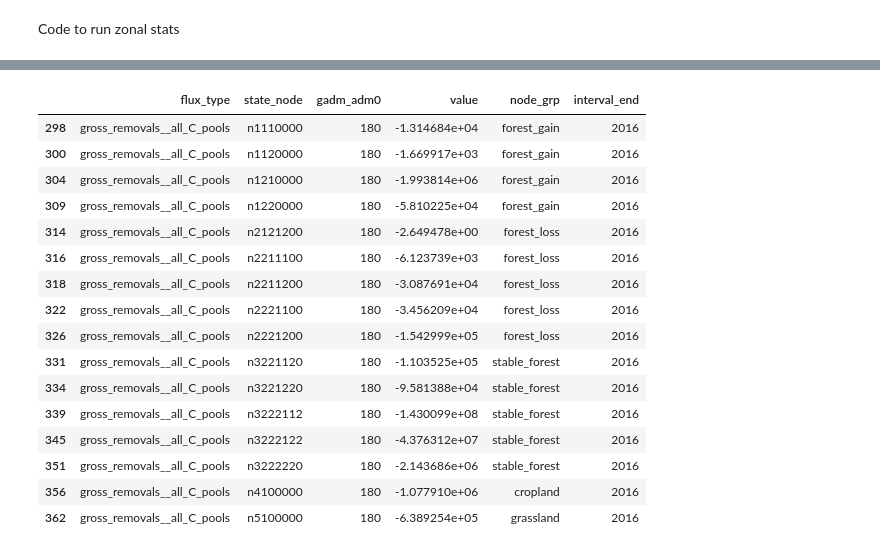
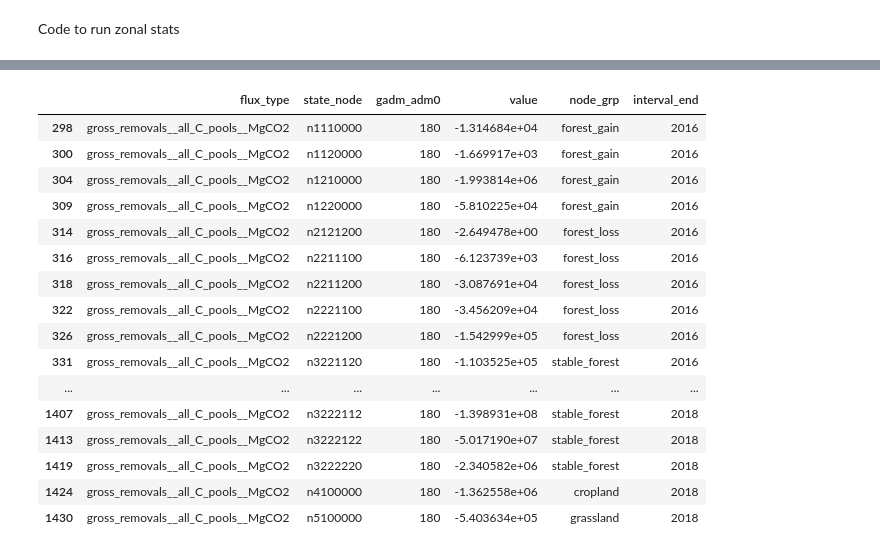
Before and after one commit to erin-glen/AFOLU_GHG_flux_model, a Jupyter notebook: src/LULUCF/scripts/zonal_statistics/LULUCF_output_zonal_stats_20250514d__datacube+year_loop+10x10+GADM.ipynb, the cells around one changed output, grey strips where cells are left out. Cells and saved outputs as stored; diff of their text form; code cells hidden in the pictures.

```diff
--- a/src/LULUCF/scripts/zonal_statistics/LULUCF_output_zonal_stats_20250514d__datacube+year_loop+10x10+GADM.ipynb
+++ b/src/LULUCF/scripts/zonal_statistics/LULUCF_output_zonal_stats_20250514d__datacube+year_loop+10x10+GADM.ipynb
@@ -155,17 +155,13 @@ def parse_metadata_from_uri(uri_series):
     # print("Parsing URI:", uri)
 
     # regex per https://chatgpt.com/g/g-vK4oPfjfp-coding-assistant/c/681a538d-55e4-800a-818b-bcf850757ba0
-    pattern = r"__(\d+_-?\d+_\d+_-?\d+)__([a-zA-Z0-9_]+(?:__?[a-zA-Z0-9_]+)*)_pixel_yr_(\d{4}_\d{4})\.tif$"
+    pattern = r"__([a-zA-Z0-9_]+(?:__?[a-zA-Z0-9_]+)*)_pixel_yr_\d{4}_\d{4}\.tif$"
     match = re.search(pattern, uri)
 
     if match:
-        chunk_id = match.group(1)
-        variable = match.group(2)
-        interval = match.group(3)
+        return match.group(1)
     else:
-        interval, chunk_id, variable = None, None, None
-
-    return interval, chunk_id, variable
+        return None
 # %%
 def make_xarray_chunks(tile_uris, chunk_size):
 
@@ -301,10 +297,10 @@ run_date = "20250511"
 chunk_size = 10000
 
 output_path = f"s3://gfw2-data/climate/AFOLU_flux_model/LULUCF/outputs/{model_version}/"
-interval_end_years = [2016]
+# interval_end_years = [2016]
 # interval_end_years = [2020]
 # interval_end_years = [2016, 2017, 2018]
-# interval_end_years = [2016, 2017, 2018, 2019, 2020, 2021, 2022, 2023]
+interval_end_years = [2016, 2017, 2018, 2019, 2020, 2021, 2022, 2023]
 
 # s3 folders for inputs
 gross_emis_CO2_folder = f"{output_path}gross_emissions__all_C_pools__CO2_only__MgCO2/standard_model/annual_intervals/INTERVAL/_pixel_yr/40000_pixels/{run_date}/"
@@ -322,7 +318,7 @@ analysis_start_time = time.time()
 
 adm0_uris = pd.Series(["s3://gfw2-data/gadm_administrative_boundaries/v4.1/v4.1.64__from_gfw-data-lake/raster/epsg-4326/10/40000/adm0/gdal-geotiff/00N_020E.tif"])
 
-print(f"   Reading adm0: {timestr()}")
+print(f"Reading adm0 (applies to all intervals): {timestr()}")
 adm0_xarray_chunks = make_xarray_chunks(adm0_uris, chunk_size)
 
 for interval_end_year in interval_end_years:
@@ -369,10 +365,10 @@ for interval_end_year in interval_end_years:
 
     # Gets input layer metadata, like the output pattern.
     # Note: chunk_id is for the first chunk being processed, not all chunks being processed.
-    # gross_emis_CO2_interval_from_inputs, gross_emis_CO2_chunk_id, gross_emis_CO2_output_pattern = parse_metadata_from_uri(gross_emis_CO2_uris)
-    # gross_emis_all_gases_interval_from_inputs, gross_emis_all_gases_chunk_id, gross_emis_all_gases_output_pattern = parse_metadata_from_uri(gross_emis_all_gases_uris)
-    # net_flux_interval_from_inputs, net_flux_chunk_id, net_flux_output_pattern = parse_metadata_from_uri(net_flux_all_pools_CO2_uris)
-    # gross_remv_all_pools_interval_from_inputs, gross_remv_all_pools_chunk_id, gross_remv_all_pools_output_pattern = parse_metadata_from_uri(gross_remv_all_pools_uris)
+    gross_emis_CO2_output_pattern = parse_metadata_from_uri(gross_emis_CO2_uris)
+    gross_emis_all_gases_output_pattern = parse_metadata_from_uri(gross_emis_all_gases_uris)
+    gross_remv_all_pools_output_pattern = parse_metadata_from_uri(gross_remv_all_pools_uris)
+    net_flux_output_pattern = parse_metadata_from_uri(net_flux_all_pools_CO2_uris)
     # print(gross_emis_CO2_output_pattern)
     # print(net_flux_output_pattern)
 
@@ -420,8 +416,6 @@ for interval_end_year in interval_end_years:
     adm0_data.name = 'gadm_adm0'
 
     print(f"   Stacking {interval}: {timestr()}")
-    # flux_cube = xr.DataArray(dask.array.stack((gross_emis_CO2_aligned.band_data, net_flux_all_pools_CO2_aligned.band_data)),
-    #                          dims=('flux_type', 'y', 'x'))
     flux_cube = xr.DataArray(dask.array.stack((gross_emis_CO2_aligned.band_data, gross_emis_all_gases_aligned.band_data,
                                                gross_remv_all_pools_aligned.band_data, net_flux_all_pools_CO2_aligned.band_data)),
                              dims=('flux_type', 'y', 'x'))
@@ -472,8 +466,8 @@ for interval_end_year in interval_end_years:
     coord_dict["value"] = values
 
     df = pd.DataFrame(coord_dict)
-    df['flux_type'] = df['flux_type'].replace({0: 'gross_emissions__all_C_pools__CO2_only', 1: 'gross_emissions__all_C_pools__all_gases',
-                                               2: 'gross_removals__all_C_pools', 3: 'net_flux__all_C_pools__CO2_only'})
+    df['flux_type'] = df['flux_type'].replace({0: gross_emis_CO2_output_pattern, 1: gross_emis_all_gases_output_pattern,
+                                               2: gross_remv_all_pools_output_pattern, 3: net_flux_output_pattern})
     df['node_grp'] = df['state_node'].apply(classify_node)
     df['state_node'] = 'n' + df['state_node'].astype(str)
     df['interval_end'] = interval_end_year
@@ -521,23 +499,23 @@ Analysis took 64 seconds
 # %%
-combined_df[(combined_df.flux_type == 'gross_removals__all_C_pools')
+combined_df[(combined_df.flux_type == gross_remv_all_pools_output_pattern)
 & (combined_df.gadm_adm0 == 180)]
 # %% [output]
 |  | flux_type | state_node | gadm_adm0 | value | node_grp | interval_end |
-| 298 | gross_removals__all_C_pools | n1110000 | 180 | -1.314684e+04 | forest_gain | 2016 |
-| 300 | gross_removals__all_C_pools | n1120000 | 180 | -1.669917e+03 | forest_gain | 2016 |
-| 304 | gross_removals__all_C_pools | n1210000 | 180 | -1.993814e+06 | forest_gain | 2016 |
-| 309 | gross_removals__all_C_pools | n1220000 | 180 | -5.810225e+04 | forest_gain | 2016 |
-| 314 | gross_removals__all_C_pools | n2121200 | 180 | -2.649478e+00 | forest_loss | 2016 |
-| 316 | gross_removals__all_C_pools | n2211100 | 180 | -6.123739e+03 | forest_loss | 2016 |
-| 318 | gross_removals__all_C_pools | n2211200 | 180 | -3.087691e+04 | forest_loss | 2016 |
-| 322 | gross_removals__all_C_pools | n2221100 | 180 | -3.456209e+04 | forest_loss | 2016 |
-| 326 | gross_removals__all_C_pools | n2221200 | 180 | -1.542999e+05 | forest_loss | 2016 |
-| 331 | gross_removals__all_C_pools | n3221120 | 180 | -1.103525e+05 | stable_forest | 2016 |
-| 334 | gross_removals__all_C_pools | n3221220 | 180 | -9.581388e+04 | stable_forest | 2016 |
-| 339 | gross_removals__all_C_pools | n3222112 | 180 | -1.430099e+08 | stable_forest | 2016 |
-| 345 | gross_removals__all_C_pools | n3222122 | 180 | -4.376312e+07 | stable_forest | 2016 |
-| 351 | gross_removals__all_C_pools | n3222220 | 180 | -2.143686e+06 | stable_forest | 2016 |
-| 356 | gross_removals__all_C_pools | n4100000 | 180 | -1.077910e+06 | cropland | 2016 |
-| 362 | gross_removals__all_C_pools | n5100000 | 180 | -6.389254e+05 | grassland | 2016 |
+| 298 | gross_removals__all_C_pools__MgCO2 | n1110000 | 180 | -1.314684e+04 | forest_gain | 2016 |
+| 300 | gross_removals__all_C_pools__MgCO2 | n1120000 | 180 | -1.669917e+03 | forest_gain | 2016 |
+| 304 | gross_removals__all_C_pools__MgCO2 | n1210000 | 180 | -1.993814e+06 | forest_gain | 2016 |
+| 309 | gross_removals__all_C_pools__MgCO2 | n1220000 | 180 | -5.810225e+04 | forest_gain | 2016 |
+| 314 | gross_removals__all_C_pools__MgCO2 | n2121200 | 180 | -2.649478e+00 | forest_loss | 2016 |
+| 316 | gross_removals__all_C_pools__MgCO2 | n2211100 | 180 | -6.123739e+03 | forest_loss | 2016 |
+| 318 | gross_removals__all_C_pools__MgCO2 | n2211200 | 180 | -3.087691e+04 | forest_loss | 2016 |
+| 322 | gross_removals__all_C_pools__MgCO2 | n2221100 | 180 | -3.456209e+04 | forest_loss | 2016 |
+| 326 | gross_removals__all_C_pools__MgCO2 | n2221200 | 180 | -1.542999e+05 | forest_loss | 2016 |
+| 331 | gross_removals__all_C_pools__MgCO2 | n3221120 | 180 | -1.103525e+05 | stable_forest | 2016 |
+| ... | ... | ... | ... | ... | ... | ... |
+| 1407 | gross_removals__all_C_pools__MgCO2 | n3222112 | 180 | -1.398931e+08 | stable_forest | 2018 |
+| 1413 | gross_removals__all_C_pools__MgCO2 | n3222122 | 180 | -5.017190e+07 | stable_forest | 2018 |
+| 1419 | gross_removals__all_C_pools__MgCO2 | n3222220 | 180 | -2.340582e+06 | stable_forest | 2018 |
+| 1424 | gross_removals__all_C_pools__MgCO2 | n4100000 | 180 | -1.362558e+06 | cropland | 2018 |
+| 1430 | gross_removals__all_C_pools__MgCO2 | n5100000 | 180 | -5.403634e+05 | grassland | 2018 |
 # %%
 walker = pyg.walk(combined_df)
```
Also changed, not shown: parts of 2 cells of this notebook.
